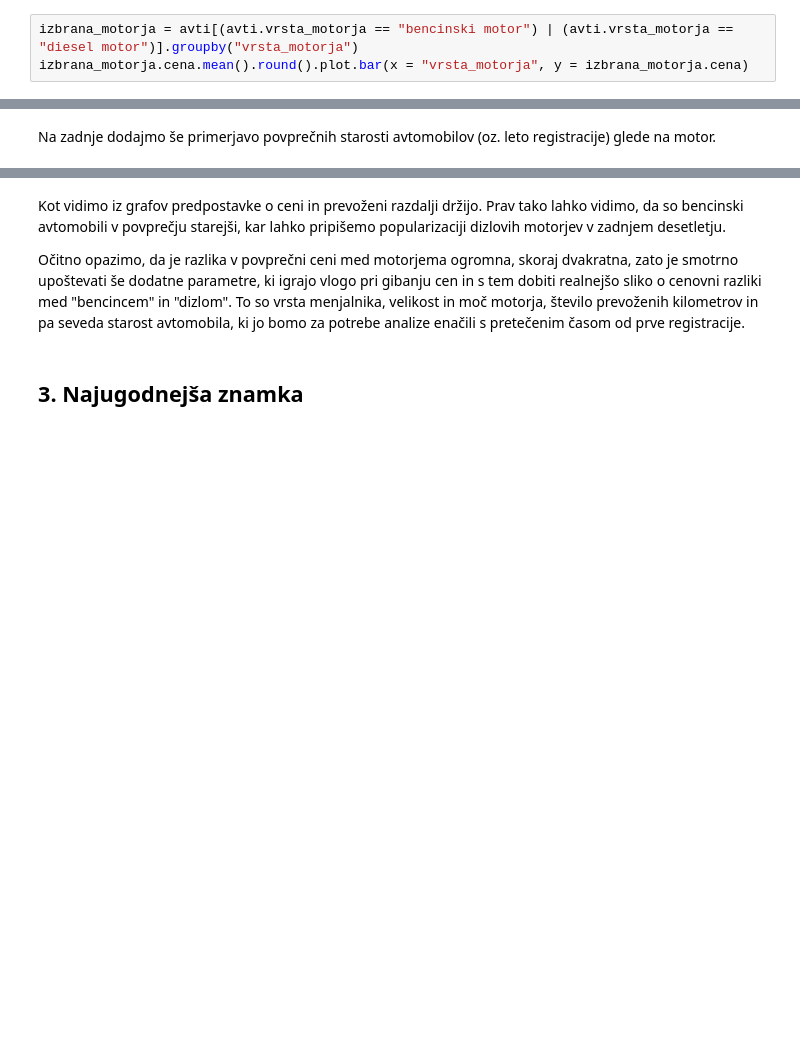
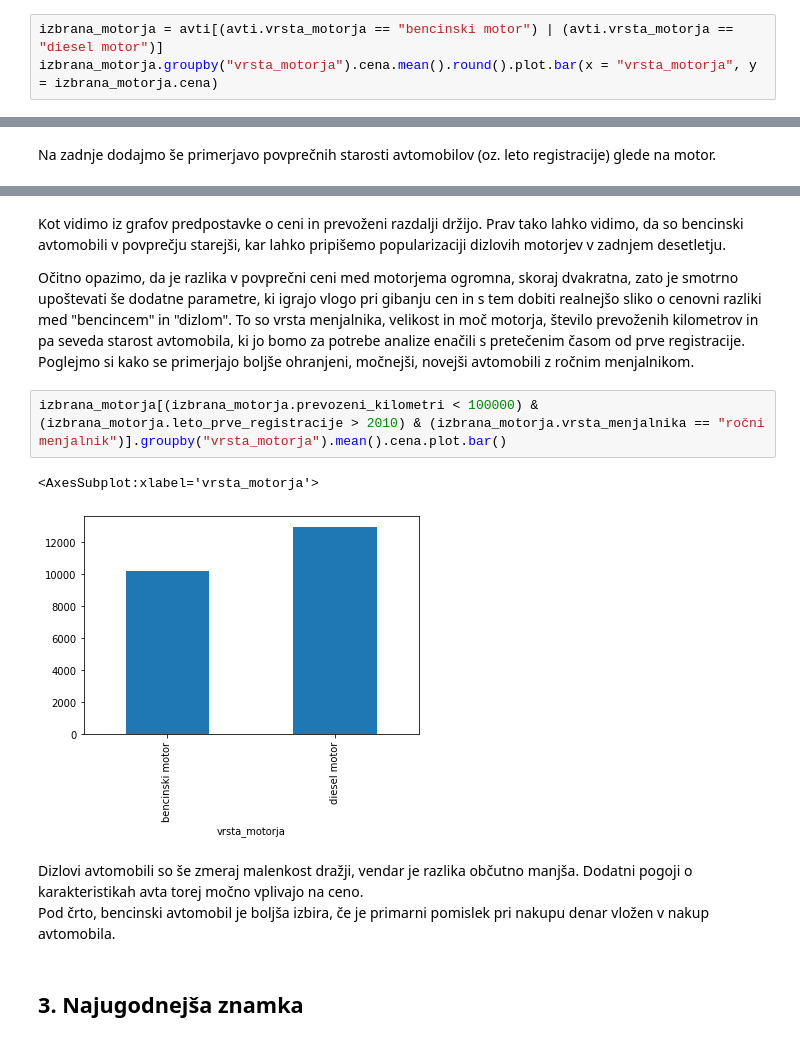
Before and after one commit to timotejstibilj/Avtomobili, a Jupyter notebook: Analiza rabljenih avtomobilov na avto.net.ipynb, the cells around one changed output, grey strips where cells are left out. Saved outputs shown, nothing was run; the diff lists cells and outputs as text; blank space fills up the shorter version.

Commit message:
boljsi bencin/dizel

```diff
--- a/Analiza rabljenih avtomobilov na avto.net.ipynb
+++ b/Analiza rabljenih avtomobilov na avto.net.ipynb
@@ -146,8 +146,8 @@ Primerjajmo torej rabljene avtomobile z dizlovim in bencinskim motorjem, ki jih
 # %% [markdown]
 Za začetek si oglejmo povprečno ceno avta glede na motor.
 # %%
-izbrana_motorja = avti[(avti.vrsta_motorja == "bencinski motor") | (avti.vrsta_motorja == "diesel motor")].groupby("vrsta_motorja")
-izbrana_motorja.cena.mean().round().plot.bar(x = "vrsta_motorja", y = izbrana_motorja.cena)
+izbrana_motorja = avti[(avti.vrsta_motorja == "bencinski motor") | (avti.vrsta_motorja == "diesel motor")]
+izbrana_motorja.groupby("vrsta_motorja").cena.mean().round().plot.bar(x = "vrsta_motorja", y = izbrana_motorja.cena)
 # %% [output]
 <AxesSubplot:xlabel='vrsta_motorja'>
 [figure]
@@ -169,6 +169,15 @@ izbrana_motorja.leto_prve_registracije.mean().round().plot.bar(x = "vrsta_motorj
 Kot vidimo iz grafov predpostavke o ceni in prevoženi razdalji držijo. Prav tako lahko vidimo, da so bencinski avtomobili v povprečju starejši, kar lahko pripišemo popularizaciji dizlovih motorjev v zadnjem desetletju.
 
 Očitno opazimo, da je razlika v povprečni ceni med motorjema ogromna, skoraj dvakratna, zato je smotrno upoštevati še dodatne parametre, ki igrajo vlogo pri gibanju cen in s tem dobiti realnejšo sliko o cenovni razliki med "bencincem" in "dizlom". To so vrsta menjalnika, velikost in moč motorja, število prevoženih kilometrov in pa seveda starost avtomobila, ki jo bomo za potrebe analize enačili s pretečenim časom od prve registracije.
+Poglejmo si kako se primerjajo boljše ohranjeni, močnejši, novejši avtomobili z ročnim menjalnikom.
+# %%
+izbrana_motorja[(izbrana_motorja.prevozeni_kilometri < 100000) & (izbrana_motorja.leto_prve_registracije > 2010) & (izbrana_motorja.vrsta_menjalnika == "ročni menjalnik")].groupby("vrsta_motorja").mean().cena.plot.bar()
+# %% [output]
+<AxesSubplot:xlabel='vrsta_motorja'>
+[figure, added]
+# %% [markdown]
+Dizlovi avtomobili so še zmeraj malenkost dražji, vendar je razlika občutno manjša. Dodatni pogoji o karakteristikah avta torej močno vplivajo na ceno.
+Pod črto, bencinski avtomobil je boljša izbira, če je primarni pomislek pri nakupu denar vložen v nakup avtomobila.
 # %% [markdown]
 ## 3. Najugodnejša znamka
 # %% [markdown]
```
Also changed, not shown: parts of 2 cells of this notebook.
